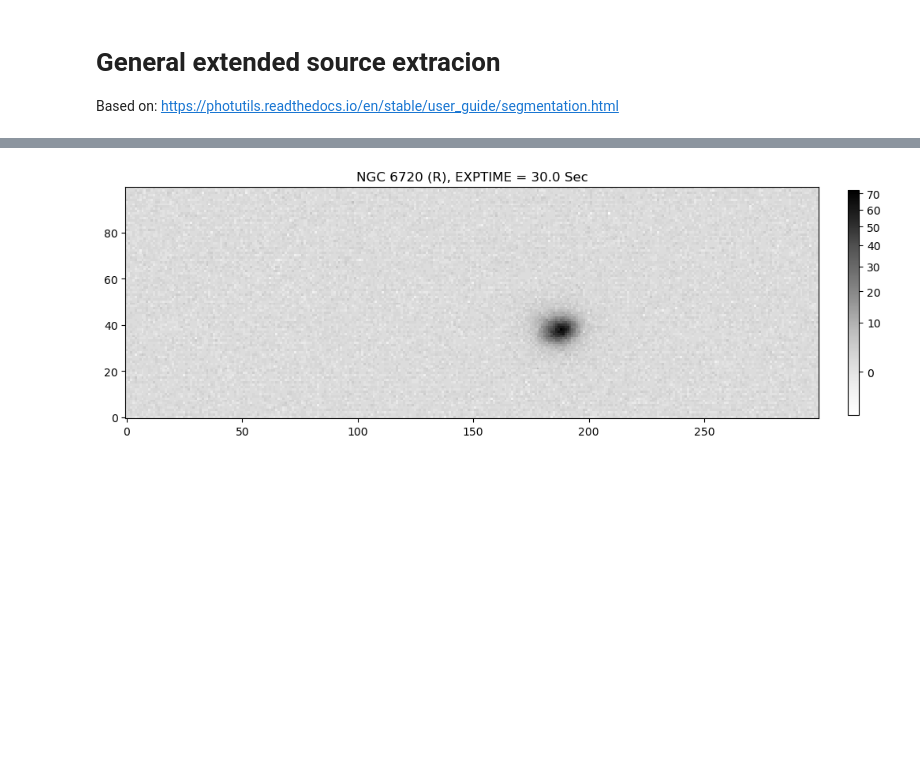
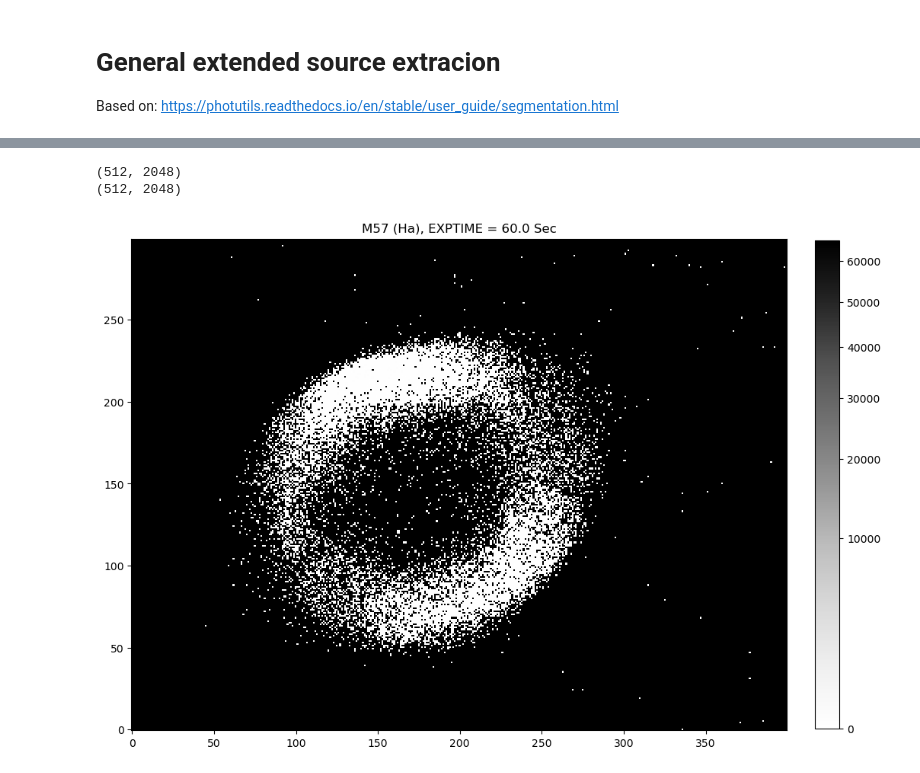
Before and after one commit to elaine-ran/astro4410, a Jupyter notebook: Lab 3/extended_source_photometry.ipynb, the cells around one changed output, grey strips where cells are left out. Cells and saved outputs as stored; diff of their text form; code cells hidden in the pictures; blank space fills up the shorter version.

```diff
--- a/Lab 3/extended_source_photometry.ipynb
+++ b/Lab 3/extended_source_photometry.ipynb
@@ -16,16 +79,21 @@ from astropy.io import fits
+# %%
+data_t = get_data(image_concat_t)
+# %% [output]
+(512, 2048)
+(512, 2048)
 # %%
-master_bias_average = 153.79 #average of master (average) bias frame
-
-hdu = fits.open("water_tribe/HD 175544/Halpha/118.fit")
+hdu = fits.open("M57/Ha-Filter-005-60s.fit")
 hdr = hdu[0].header #to get exposure time
-data = hdu[0].data[250:350, 650:950] #full image is 512X2048
-data = data - master_bias_average
+data = hdu[0].data[100:400, 800:1200] #full image is 512X2048
+data = data - 98
+#data = data_t
 plt.figure(figsize=(12, 12))
 norm = ImageNormalize(stretch=SqrtStretch()) #for imshow display
 plt.imshow(data, cmap='Greys', origin='lower', interpolation='nearest', norm=norm) #vmax = 5 required to see the stars.
-plt.title("NGC 6720 (R), EXPTIME = " + str(hdr['EXPTIME']) + " Sec")
+plt.title("M57 (Ha), EXPTIME = " + str(hdr['EXPTIME']) + " Sec")
 im_ratio = data.shape[0]/data.shape[1]
 plt.colorbar(fraction=0.046*im_ratio, pad=0.04) #to scale colorbar to size of frame
+plt.savefig("Figures/M57_Ha_plain")
 hdu.close()
 # %% [output]
-[figure, old version]
+[figure, new version]
```
Also changed, not shown: parts of 31 cells of this notebook, 10 other files.
